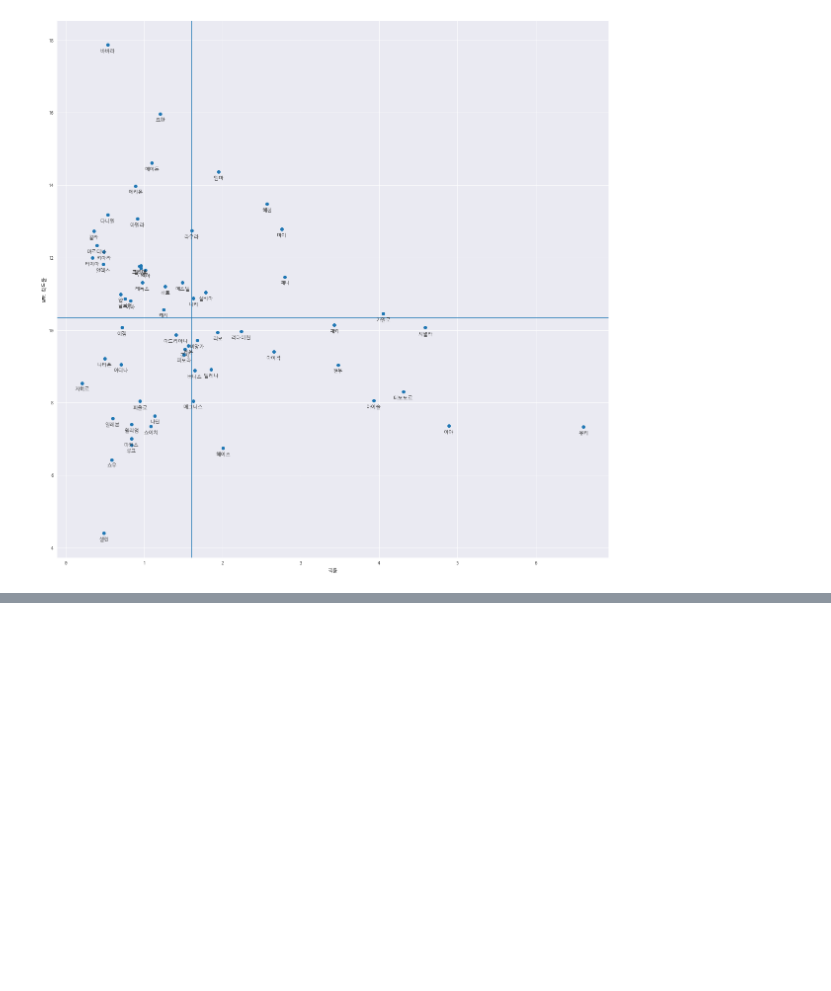
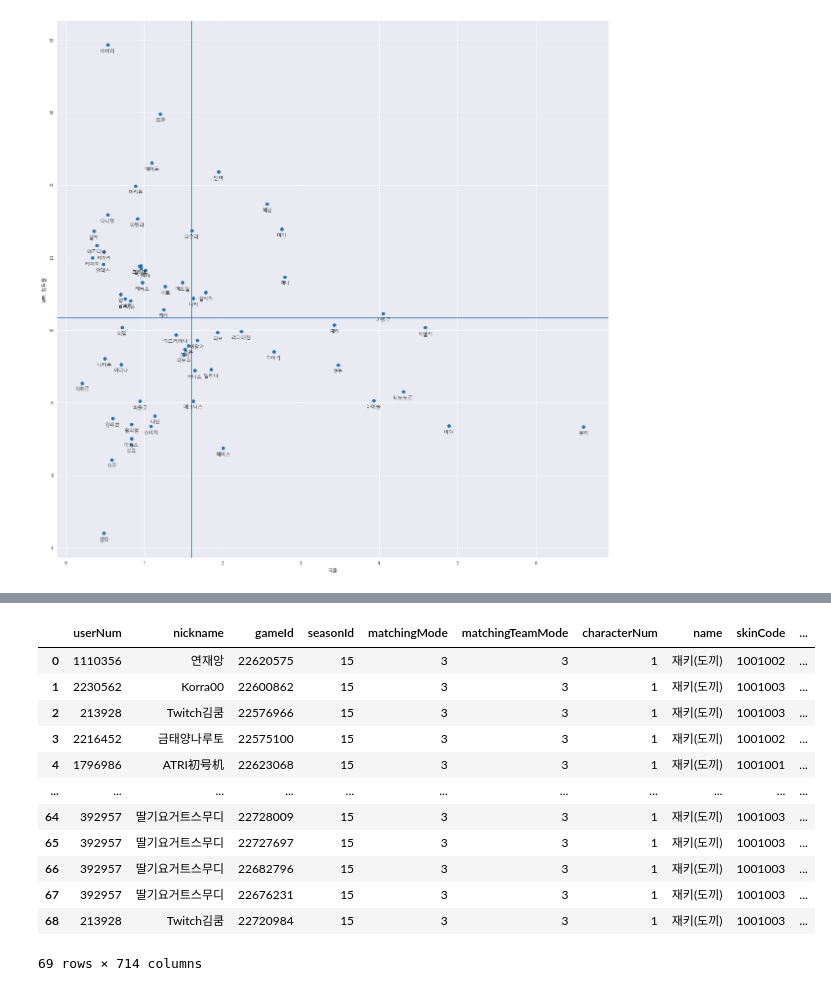
Before and after one commit to discipliner/webCrawling, a Jupyter notebook: analysis.ipynb, the cells around one changed output, grey strips where cells are left out. Saved outputs shown, nothing was run; the diff lists cells and outputs as text; code cells hidden in the pictures; blank space fills up the shorter version.

```diff
--- a/analysis.ipynb
+++ b/analysis.ipynb
@@ -591,0 +580,22 @@ Jakie_all
+# %%
+# for문용 샘플코드
+# i=0~3
+i=3
+test = pd.DataFrame()
+test = pd.concat([test,Jakie[Jakie.bestWeapon==Jakie[Jakie.bestWeapon == Jakie.bestWeapon.value_counts().index[i]].bestWeapon.values[0]]],ignore_index=True)
+test.insert(7,'name',f'{characterNamesKr[characterNamesKr.code == Jakie.characterNum[0]].values[0][1]}({weapon[weapon.num == Jakie[Jakie.bestWeapon == Jakie.bestWeapon.value_counts().index[i]].bestWeapon.values[0]].name.values[0]})')
+test
+# %% [output]
+|  | userNum | nickname | gameId | seasonId | matchingMode | matchingTeamMode | characterNum | name | skinCode | ... |
+| 0 | 1110356 | 연재앙 | 22620575 | 15 | 3 | 3 | 1 | 재키(도끼) | 1001002 | ... |
+| 1 | 2230562 | Korra00 | 22600862 | 15 | 3 | 3 | 1 | 재키(도끼) | 1001003 | ... |
+| 2 | 213928 | Twitch김쿰 | 22576966 | 15 | 3 | 3 | 1 | 재키(도끼) | 1001003 | ... |
+| 3 | 2216452 | 금태양나루토 | 22575100 | 15 | 3 | 3 | 1 | 재키(도끼) | 1001002 | ... |
+| 4 | 1796986 | ATRI初号机 | 22623068 | 15 | 3 | 3 | 1 | 재키(도끼) | 1001001 | ... |
+| ... | ... | ... | ... | ... | ... | ... | ... | ... | ... | ... |
+| 64 | 392957 | 딸기요거트스무디 | 22728009 | 15 | 3 | 3 | 1 | 재키(도끼) | 1001003 | ... |
+| 65 | 392957 | 딸기요거트스무디 | 22727697 | 15 | 3 | 3 | 1 | 재키(도끼) | 1001003 | ... |
+| 66 | 392957 | 딸기요거트스무디 | 22682796 | 15 | 3 | 3 | 1 | 재키(도끼) | 1001003 | ... |
+| 67 | 392957 | 딸기요거트스무디 | 22676231 | 15 | 3 | 3 | 1 | 재키(도끼) | 1001003 | ... |
+| 68 | 213928 | Twitch김쿰 | 22720984 | 15 | 3 | 3 | 1 | 재키(도끼) | 1001003 | ... |
+69 rows × 714 columns
```
Also changed, not shown: parts of 12 cells of this notebook.
